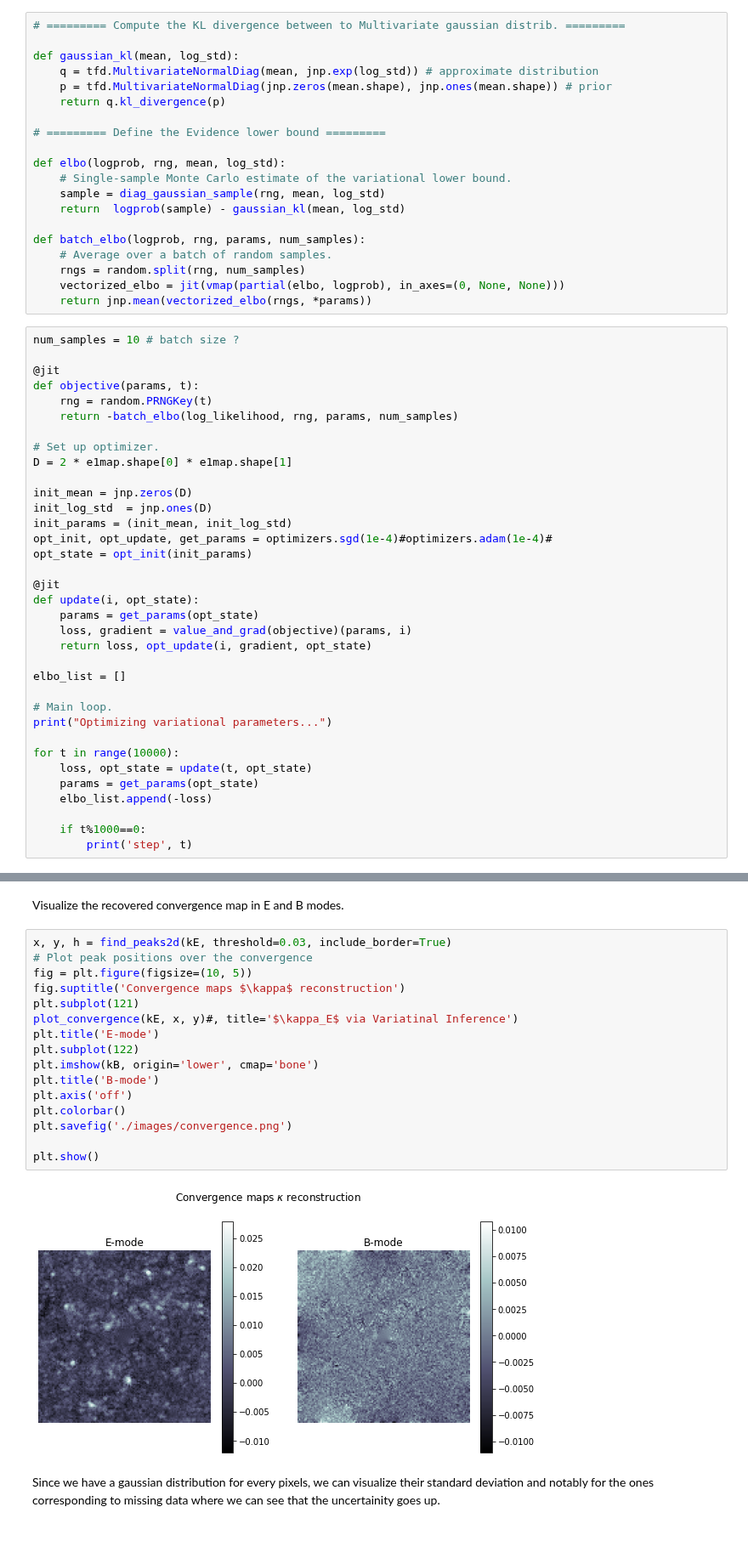
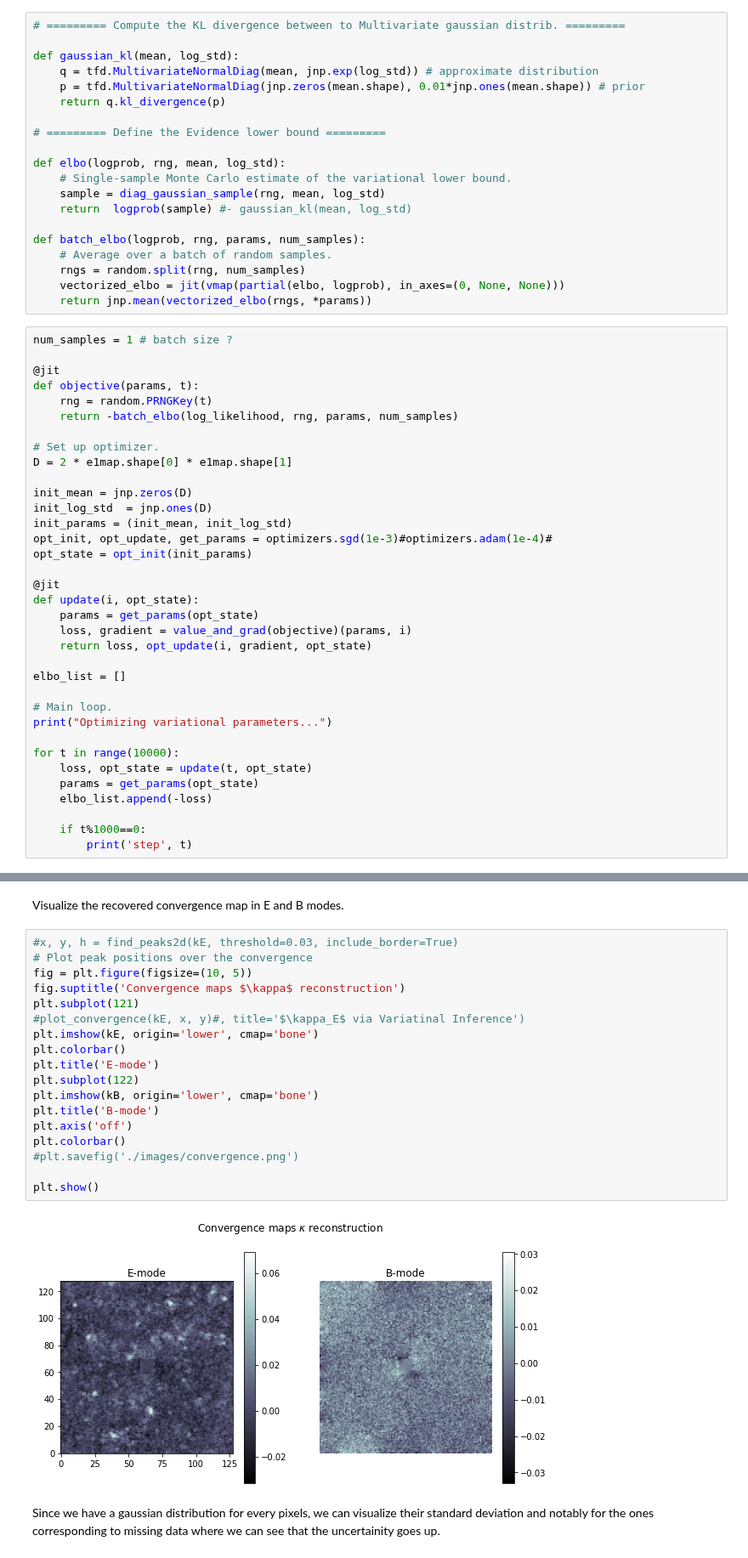
Before and after one commit to CosmoStat/jax-lensing, a Jupyter notebook: notebooks/multivariate-gaussian-vi.ipynb, the cells around one changed output, grey strips where cells are left out. Shown at 85% size. Cells and saved outputs as stored; diff of their text form.

Commit message:
better std in prior setting, higher lr, fewer epochs

```diff
--- a/notebooks/multivariate-gaussian-vi.ipynb
+++ b/notebooks/multivariate-gaussian-vi.ipynb
@@ -110,7 +110,7 @@ def log_likelihood(z):
 
 def gaussian_kl(mean, log_std):
     q = tfd.MultivariateNormalDiag(mean, jnp.exp(log_std)) # approximate distribution
-    p = tfd.MultivariateNormalDiag(jnp.zeros(mean.shape), jnp.ones(mean.shape)) # prior
+    p = tfd.MultivariateNormalDiag(jnp.zeros(mean.shape), 0.01*jnp.ones(mean.shape)) # prior
     return q.kl_divergence(p)
 
 # ========= Define the Evidence lower bound =========
@@ -118,7 +118,7 @@ def gaussian_kl(mean, log_std):
 def elbo(logprob, rng, mean, log_std):
     # Single-sample Monte Carlo estimate of the variational lower bound.
     sample = diag_gaussian_sample(rng, mean, log_std)
-    return  logprob(sample) - gaussian_kl(mean, log_std)
+    return  logprob(sample) #- gaussian_kl(mean, log_std)
 
 def batch_elbo(logprob, rng, params, num_samples):
     # Average over a batch of random samples.
@@ -126,7 +126,7 @@ def batch_elbo(logprob, rng, params, num_samples):
     vectorized_elbo = jit(vmap(partial(elbo, logprob), in_axes=(0, None, None)))
     return jnp.mean(vectorized_elbo(rngs, *params))
 # %%
-num_samples = 10 # batch size ?
+num_samples = 1 # batch size ?
 
 @jit
 def objective(params, t):
@@ -139,7 +139,7 @@ D = 2 * e1map.shape[0] * e1map.shape[1]
 init_mean = jnp.zeros(D)
 init_log_std  = jnp.ones(D)
 init_params = (init_mean, init_log_std)
-opt_init, opt_update, get_params = optimizers.sgd(1e-4)#optimizers.adam(1e-4)#
+opt_init, opt_update, get_params = optimizers.sgd(1e-3)#optimizers.adam(1e-4)#
 opt_state = opt_init(init_params)
 
 @jit
@@ -185,23 +185,25 @@ kE, kB = jnp.reshape(kE, (128, 128)), jnp.reshape(kB, (128, 128))
 # %% [markdown]
 Visualize the recovered convergence map in E and B modes.
 # %%
-x, y, h = find_peaks2d(kE, threshold=0.03, include_border=True)
+#x, y, h = find_peaks2d(kE, threshold=0.03, include_border=True)
 # Plot peak positions over the convergence
 fig = plt.figure(figsize=(10, 5))
 fig.suptitle('Convergence maps $\kappa$ reconstruction')
 plt.subplot(121)
-plot_convergence(kE, x, y)#, title='$\kappa_E$ via Variatinal Inference')
+#plot_convergence(kE, x, y)#, title='$\kappa_E$ via Variatinal Inference')
+plt.imshow(kE, origin='lower', cmap='bone')
+plt.colorbar()
 plt.title('E-mode')
 plt.subplot(122)
 plt.imshow(kB, origin='lower', cmap='bone')
 plt.title('B-mode')
 plt.axis('off')
 plt.colorbar()
-plt.savefig('./images/convergence.png')
+#plt.savefig('./images/convergence.png')
 
 plt.show()
 # %% [output]
-[figure, old version]
+[figure, new version]
 # %% [markdown]
 Since we have a gaussian distribution for every pixels, we can visualize their standard deviation and notably for the ones corresponding to missing data where we can see that the uncertainity goes up.
 # %%
```
Also changed, not shown: parts of 4 cells of this notebook.
